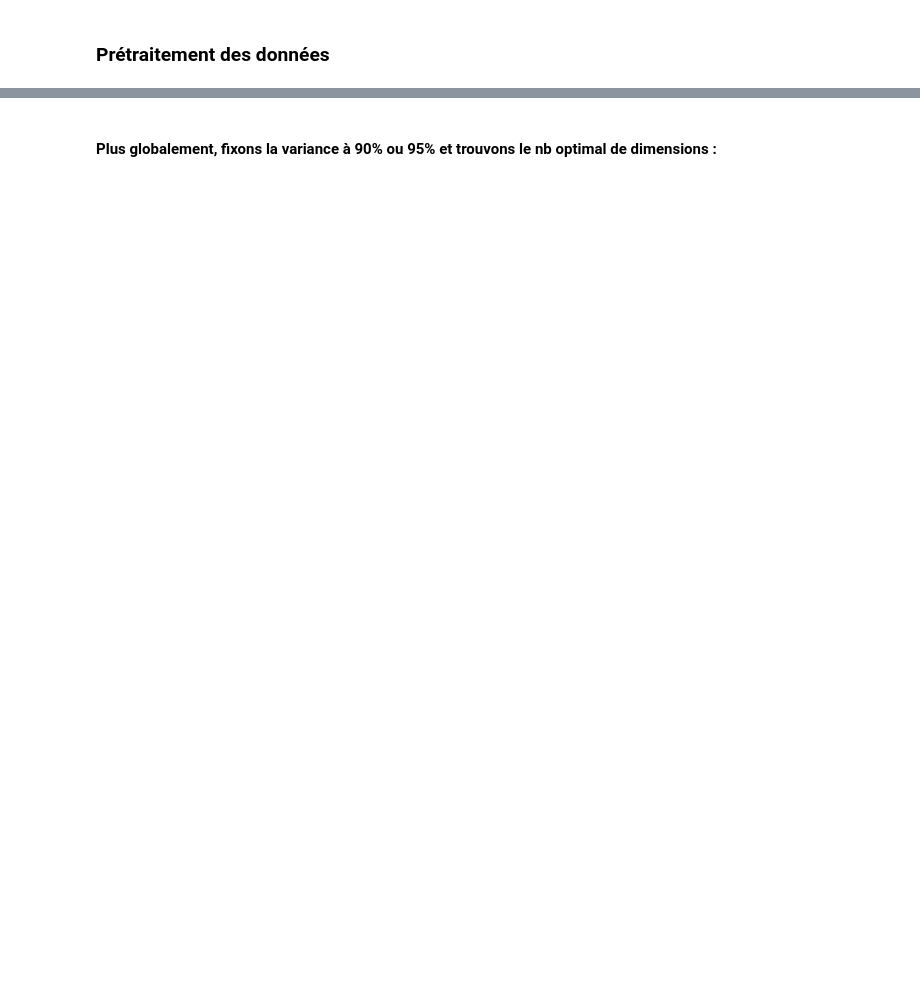
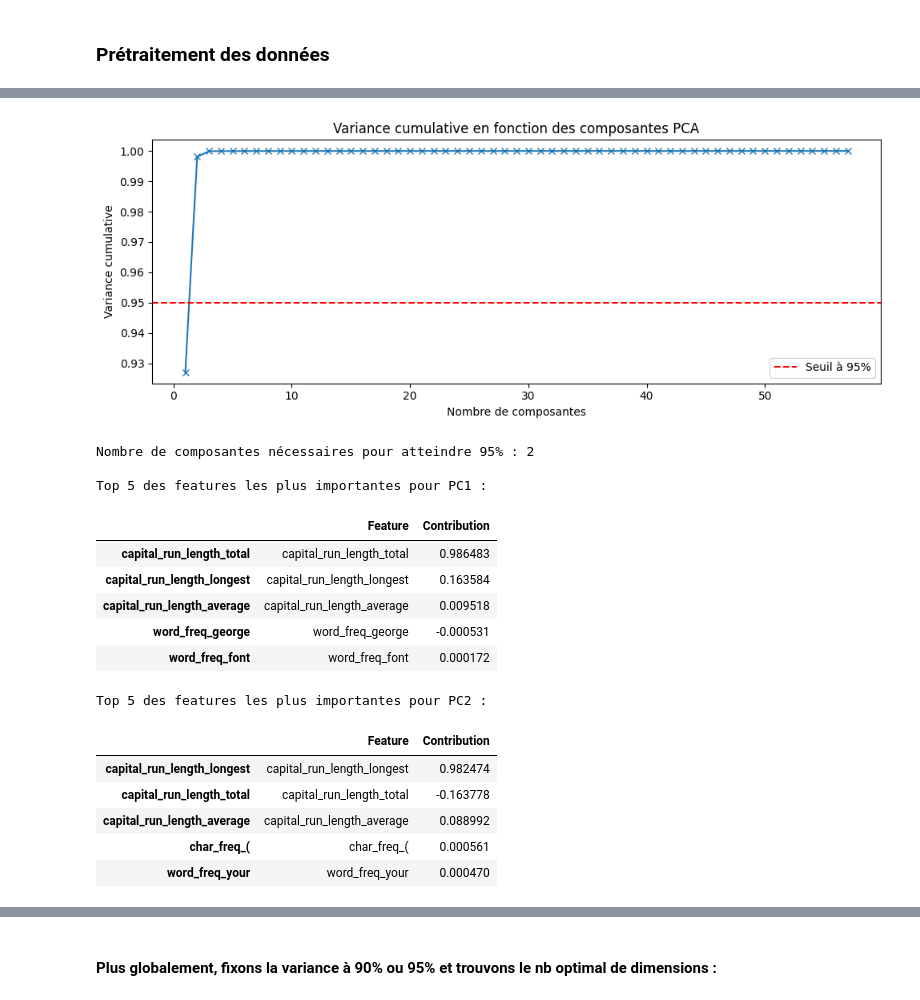
Before and after one commit to Ali322O/ML-project---Diabete-detection-, a Jupyter notebook: notebooks/spam.ipynb, the cells around one changed output, grey strips where cells are left out. Saved outputs shown, nothing was run; the diff lists cells and outputs as text; code cells hidden in the pictures; blank space fills up the shorter version.

Commit message:
update de quelques fonctions d'affichage

```diff
--- a/notebooks/spam.ipynb
+++ b/notebooks/spam.ipynb
@@ -422 +402,54 @@ Variance cumulative : 0.9527101489160974
+# %%
+cumulative_variance = np.cumsum(pca_full.explained_variance_ratio_)
+plt.figure(figsize=(10, 4))
+plt.plot(range(1, n_components + 1), cumulative_variance, marker='x')
+plt.axhline(0.95, color='red', linestyle='--', label='Seuil à 95%')
+plt.xlabel("Nombre de composantes")
+plt.ylabel("Variance cumulative")
+plt.title("Variance cumulative en fonction des composantes PCA")
+plt.legend()
+plt.tight_layout()
+plt.show()
+
+# On récupère le nombre de composantes nécessaires pour atteindre 95%
+threshold = 0.95
+k = np.argmax(cumulative_variance >= threshold) + 1
+
+features = df_clean.drop(columns=["spam"])
+feature_names = features.columns
+loadings = pd.DataFrame(
+    pca_full.components_[:k],
+    columns=feature_names,
+    index=[f"PC{i}" for i in range(1, k+1)]
+)
+
+print(f"Nombre de composantes nécessaires pour atteindre 95% : {k}")
+
+for i in range(k):
+    pc = loadings.iloc[i]
+    print(f"\nTop 5 des features les plus importantes pour {loadings.index[i]} :")
+
+    top_features = pc.abs().sort_values(ascending=False).head(5)
+    display(pd.DataFrame({
+        "Feature": top_features.index,
+        "Contribution": pc[top_features.index]
+    }))
+# %% [output]
+[figure, added]
+Nombre de composantes nécessaires pour atteindre 95% : 2
+
+Top 5 des features les plus importantes pour PC1 :
+|  | Feature | Contribution |
+| capital_run_length_total | capital_run_length_total | 0.986483 |
+| capital_run_length_longest | capital_run_length_longest | 0.163584 |
+| capital_run_length_average | capital_run_length_average | 0.009518 |
+| word_freq_george | word_freq_george | -0.000531 |
+| word_freq_font | word_freq_font | 0.000172 |
+Top 5 des features les plus importantes pour PC2 :
+|  | Feature | Contribution |
+| capital_run_length_longest | capital_run_length_longest | 0.982474 |
+| capital_run_length_total | capital_run_length_total | -0.163778 |
+| capital_run_length_average | capital_run_length_average | 0.088992 |
+| char_freq_( | char_freq_( | 0.000561 |
+| word_freq_your | word_freq_your | 0.000470 |
 # %% [markdown]
```
Also changed, not shown: parts of 31 cells of this notebook, 1 other file.
